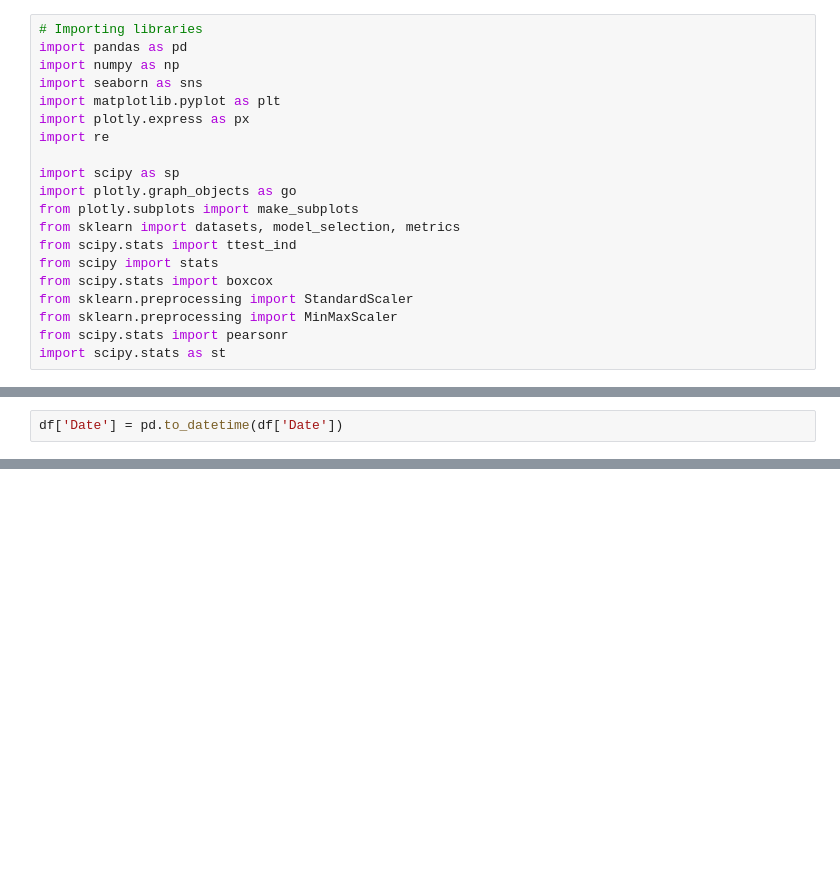
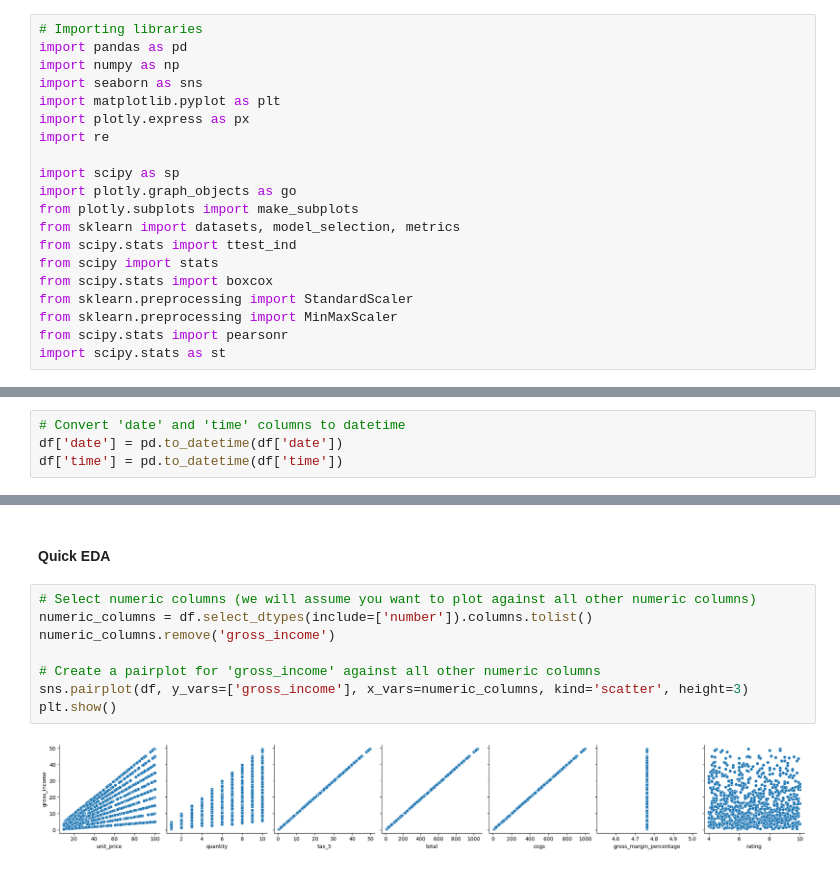
Before and after one commit to MustafaAldabbas/Machine_learning_superMarket, a Jupyter notebook: Notebook/Natalia.ipynb, the cells around one changed output, grey strips where cells are left out. Cells and saved outputs as stored; diff of their text form; blank space fills up the shorter version.

```diff
--- a/Notebook/Natalia.ipynb
+++ b/Notebook/Natalia.ipynb
@@ -116,2 +33,0 @@ unique_and_missing_values_dtype(df)
-# %%
-df['Date'] = pd.to_datetime(df['Date'])
@@ -141,0 +34,4 @@ Index(['invoice_id', 'branch', 'city', 'customer_type', 'gender',
+# %%
+# Convert 'date' and 'time' columns to datetime
+df['date'] = pd.to_datetime(df['date'])
+df['time'] = pd.to_datetime(df['time'])
@@ -141,0 +58,12 @@ Index(['invoice_id', 'branch', 'city', 'customer_type', 'gender',
+# %% [markdown]
+#### Quick EDA
+# %%
+# Select numeric columns (we will assume you want to plot against all other numeric columns)
+numeric_columns = df.select_dtypes(include=['number']).columns.tolist()
+numeric_columns.remove('gross_income')
+
+# Create a pairplot for 'gross_income' against all other numeric columns
+sns.pairplot(df, y_vars=['gross_income'], x_vars=numeric_columns, kind='scatter', height=3)
+plt.show()
+# %% [output]
+[figure, added]
```
Also changed, not shown: parts of 16 cells of this notebook.
